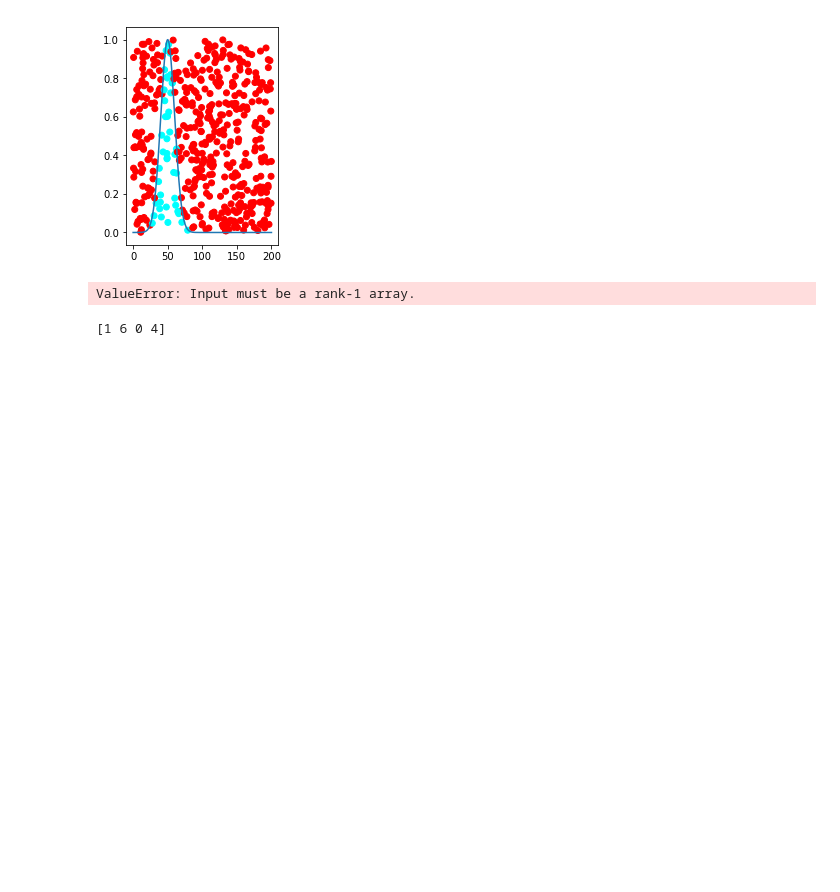
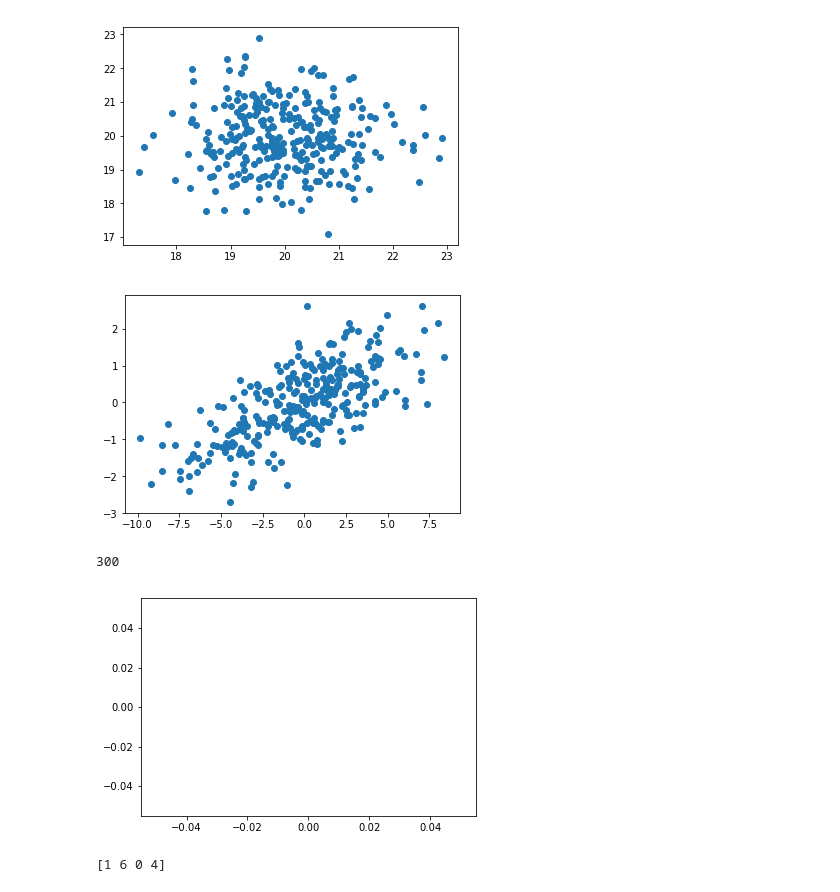
Before and after one commit to raulsenaferreira/Systems-Engineering, a Jupyter notebook: Dissertation/Untitled.ipynb, the cells around one changed output. Cells and saved outputs as stored; diff of their text form; code cells hidden in the pictures; blank space fills up the shorter version.

```diff
--- a/Dissertation/Untitled.ipynb
+++ b/Dissertation/Untitled.ipynb
@@ -46,41 +53,74 @@ import matplotlib.mlab as mlab
 from math import sqrt
 from numpy import zeros
 from numpy import numarray
+from sklearn import mixture
+from scipy.stats import norm
 
-
+'''
 # generate sample points
 num_pts = 500
 sample_xs = np.random.uniform(0, 200, size=num_pts)
 sample_ys = np.random.uniform(0, 1, size=num_pts)
 
 # define distribution
 mean = 50
 sigma = 10
 
 # figure out "normalized" pdf vals at sample points
 max_pdf = mlab.normpdf(mean, mean, sigma)
 
 sample_pdf_vals = mlab.normpdf(sample_xs, mean, sigma) / max_pdf
 
 # which ones are under the curve?
 under_curve = sample_ys < sample_pdf_vals
 
 # get pdf vals to plot
 x = np.linspace(0, 200, 1000)
 pdf_vals = mlab.normpdf(x, mean, sigma) / max_pdf
 
 # plot the samples and the curve
 colors = np.array(['cyan' if b else 'red' for b in under_curve])
 fig = plt.figure()
 ax = fig.add_subplot(121)
+
 ax.scatter(sample_xs, sample_ys, c=colors)
 
 plt.plot(x, pdf_vals)
 plt.show()
-print(np.roots([sample_xs,sample_ys]))
+#print(np.roots([sample_xs,sample_ys]))
+'''
+
+n_samples = 300
+# generate spherical data centered on (20, 20)
+shifted_gaussian = np.random.randn(n_samples, 2) + np.array([20, 20])
+
+plt.scatter(shifted_gaussian[:,0], shifted_gaussian[:,1])
+plt.show()
+# generate zero centered stretched Gaussian data
+C = np.array([[0., -0.7], [3.5, .7]])
+stretched_gaussian = np.dot(np.random.randn(n_samples, 2), C)
+plt.scatter(stretched_gaussian[:,0], stretched_gaussian[:,1])
+plt.show()
+
+clf = mixture.GaussianMixture(n_components=2, covariance_type='full').fit(shifted_gaussian)
+
+
+#pdfs = np.exp(clf.score_samples(shifted_gaussian))
+#pdfs = clf.score_samples(shifted_gaussian)
+x = np.linspace(norm.ppf(np.min(shifted_gaussian)), norm.ppf(np.max(shifted_gaussian)), len(shifted_gaussian))
+pdfs = norm.pdf(x)
+print(len(x))
+fig = plt.figure()
+ax = fig.add_subplot(111)
+#plt.figure()
+
+ax.plot(x, pdfs, 'k-', lw=2, label='frozen pdf')
+plt.show()
 # %% [output]
-[figure, old version]
+[figure, new version]
+[figure, added]
-ValueError: Input must be a rank-1 array.
+300
+[figure, added]
 # %%
 import numpy
 data = [2, 1, 3, 3, 2, 2, 1, 2, 3]
```
Also changed, not shown: parts of 1 cell of this notebook, 5 other files.
